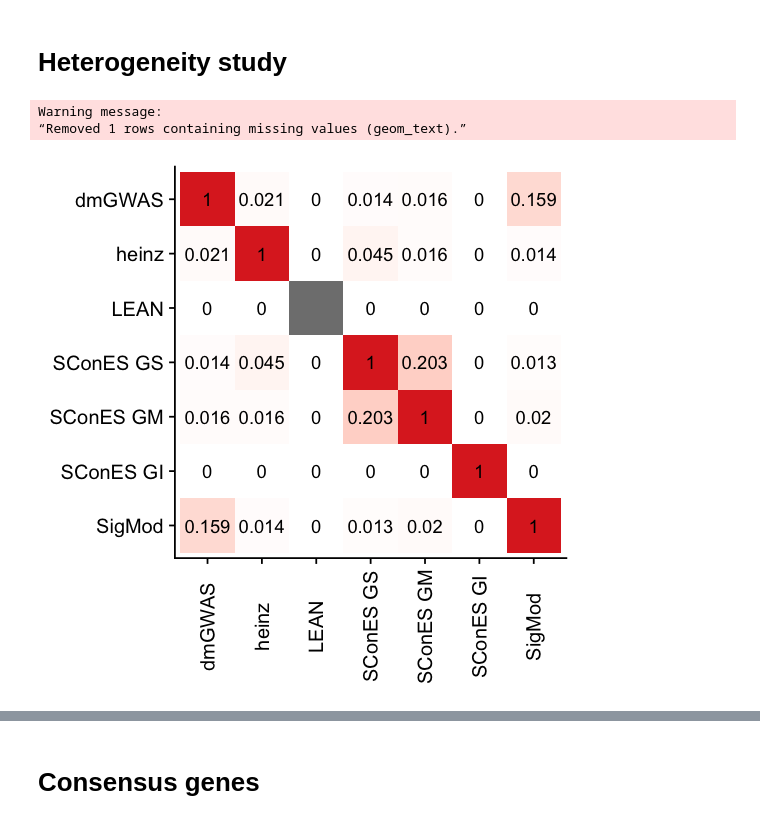
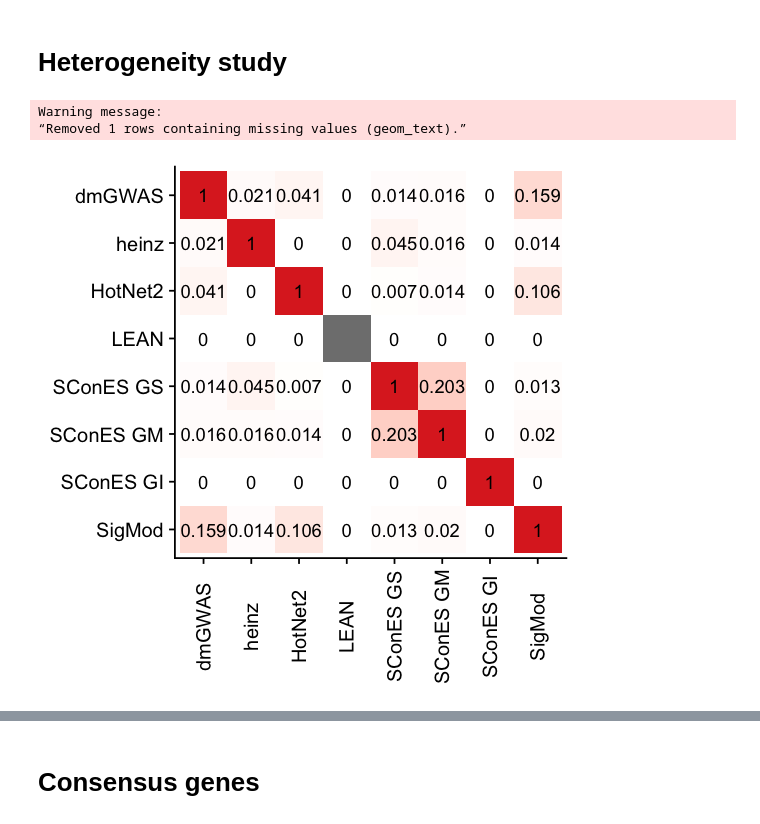
Before and after one commit to hclimente/genewa, a Jupyter notebook: doc/consensus.ipynb, the cells around one changed output, grey strips where cells are left out. Saved outputs shown, nothing was run; the diff lists cells and outputs as text; code cells hidden in the pictures.

Commit message:
update manuscript with hotnet2 analyses

```diff
--- a/doc/consensus.ipynb
+++ b/doc/consensus.ipynb
@@ -8,8 +8,14 @@ library(tidygraph)
 library(ggnetwork)
 suppressWarnings(suppressMessages(library(network)))
 suppressWarnings(suppressMessages(library(sna)))
+library(RCy3)
 
 theme_set(theme_cowplot())
+
+# NDEx parameters
+ndex_publish <- FALSE
+ndex_pw <- NULL
+
 results <- '../results/'
 vegas <- read_tsv(paste0(results,'preprocessing/scored_genes.vegas.txt'),
                   col_types = 'iciddddddcd') %>%
@@ -24,7 +30,7 @@ ppi <- read_tsv(paste0(results,'preprocessing/hint.ht_complex.hgnc.pseudo.tab2')
     left_join(vegas, by = c('name' = 'Gene'))
 ppi_df <- as_tibble(ppi)
 
-methods <- c('dmGWAS','heinz','LEAN','SConES GS','SConES GM','SConES GI','SigMod')
+methods <- c('dmGWAS','heinz','HotNet2','LEAN','SConES GS','SConES GM','SConES GI','SigMod')
 # %% [output]
 ********************************************************
 Note: As of version 1.0.0, cowplot does not change the
@@ -72,0 +83,16 @@ Warning message:
+# %%
+hotnet2_full <- read_tsv(paste0(results,'hotnet2/selected_genes.hotnet2.tsv'), col_types = 'cc')
+hotnet2 <- hotnet2_full$gene
+g_hotnet2 <- activate(ppi, nodes) %>%
+    filter(name %in% hotnet2) %>%
+    mutate(hotnet2 = TRUE)
+class(g_hotnet2) <- c('igraph','tbl_graph')
+
+# upload to NDEx
+if(!is.null(ndex_pw)) {
+    createNetworkFromIgraph(g_hotnet2,
+                            title = 'HotNet2',
+                            collection = 'GENESIS subnetworks')
+    exportNetworkToNDEx('hclimente', ndex_pw,
+                        isPublic=ndex_publish)
+}
@@ -243,31 +359,31 @@ This warning is displayed once per session.”Warning message in if (class(x) ==
 # %% [markdown]
 # Heterogeneity study
 # %%
-bms <- list(dmgwas, heinz, lean, scones_gs, scones_gm, scones_gi, sigmod)
+bms <- list(dmgwas, heinz, hotnet2, lean, scones_gs, scones_gm, scones_gi, sigmod)
 
 options(repr.plot.width=4.5, repr.plot.height=4.5)
 lapply(bms, function(x)
        lapply(bms, function(x,y)
            length(intersect(x,y))/length(union(x,y)), x) ) %>%
     do.call(cbind, .) %>%
     as.data.frame %>%
     set_colnames(methods) %>%
     mutate(method1 = factor(methods, levels = methods)) %>%
     gather(method2, jaccard, -method1) %>%
     mutate(method2 = factor(method2, levels = rev(methods)),
            jaccard = round(as.numeric(jaccard), digits = 3)) %>%
     ggplot(aes(x = method1, y = method2, fill = jaccard, label = jaccard)) +
         geom_tile() +
         geom_text() +
         scale_fill_gradient(low = 'white', high = '#de2d26') +
         theme(legend.position = 'none',
               axis.title.x = element_blank(),
               axis.title.y = element_blank(),
               axis.text.x = element_text(angle = 90, vjust = 0.5))
 # %% [output]
 Warning message:
 “Removed 1 rows containing missing values (geom_text).”
-[figure, old version]
+[figure, new version]
 # %%
 method_summary <- function(graph) {
 
```
Also changed, not shown: parts of 35 cells of this notebook, 8 other files.
